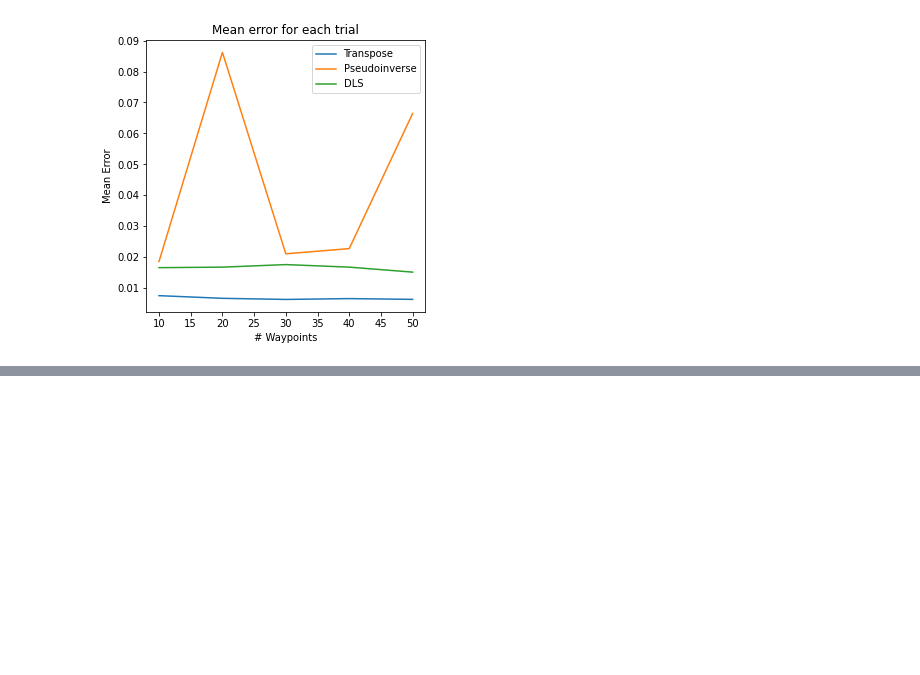
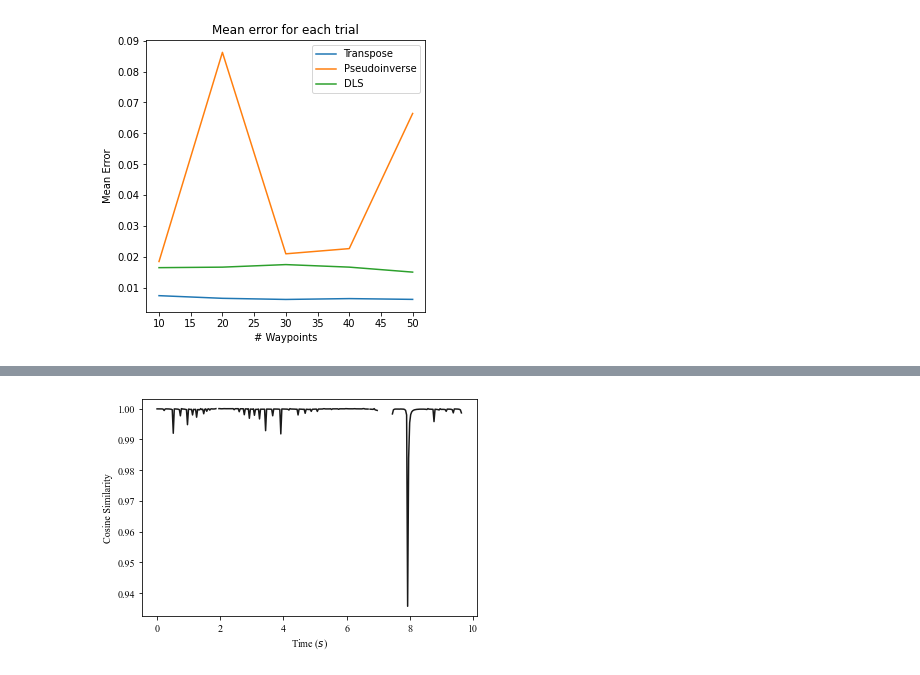
Before and after one commit to sjwil/DifferentialInverseKinematics, a Jupyter notebook: Project Results.ipynb, the cells around one changed output, grey strips where cells are left out. Cells and saved outputs as stored; diff of their text form; code cells hidden in the pictures; blank space fills up the shorter version.

```diff
--- a/Project Results.ipynb
+++ b/Project Results.ipynb
@@ -104,0 +163,4 @@ while robot.step(timestep) != -1:
+# %%
+create_error_plot(np.array(desired_twists[1]), np.array(actual_twists[1]))
+# %% [output]
+[figure, added]
```
Also changed, not shown: parts of 13 cells of this notebook, 3 other files.
